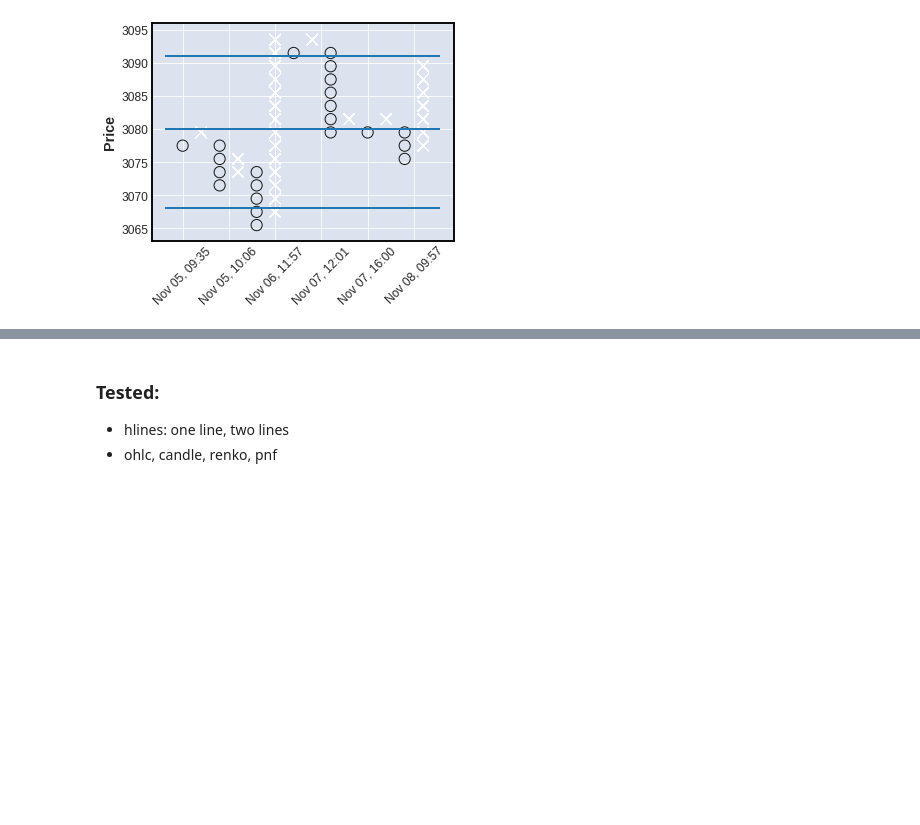
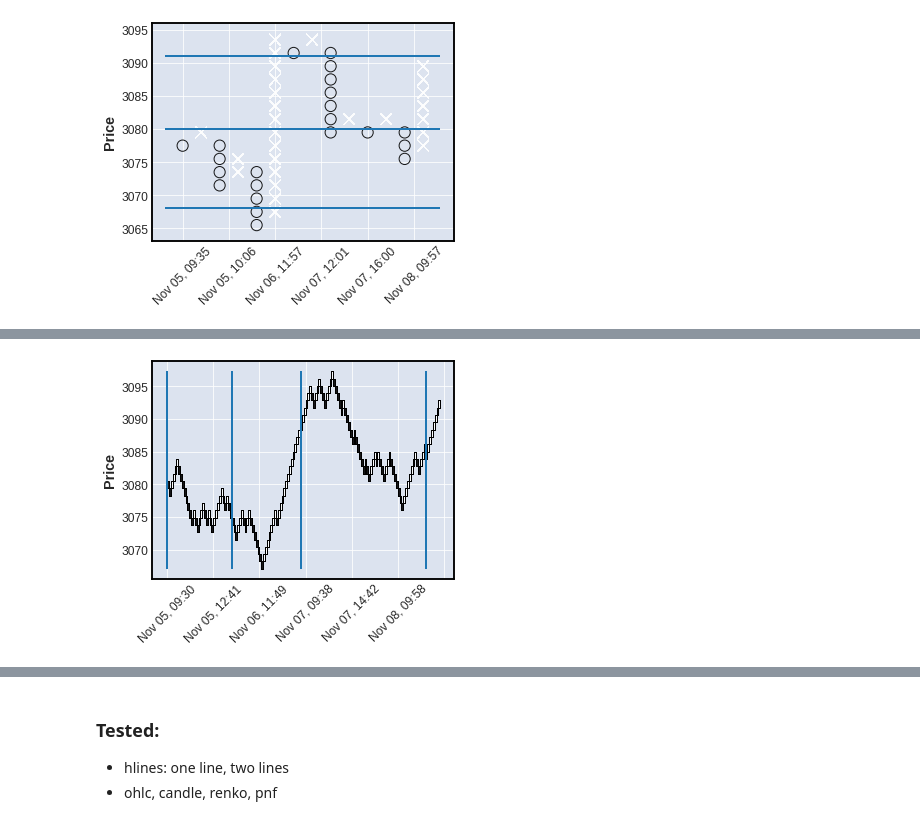
Before and after one commit to matplotlib/mplfinance, a Jupyter notebook: examples/scratch_pad/dev_lines.ipynb, the cells around one changed output, grey strips where cells are left out. Cells and saved outputs as stored; diff of their text form; code cells hidden in the pictures; blank space fills up the shorter version.

```diff
--- a/examples/scratch_pad/dev_lines.ipynb
+++ b/examples/scratch_pad/dev_lines.ipynb
@@ -663,2 +358,9 @@ IndexError: index 0 is out of bounds for axis 0 with size 0
+# %%
+vls = ['11/05/2019 9:30','11/06/2019 9:30','11/07/2019 9:30','11/08/2019 14:30']
+# %%
+mpf.plot(idf,type='renko',vlines=vls,renko_params=dict(brick_size=1.12),figscale=0.75)
+#mpf.plot(idf,type='pnf',vlines=vls[0:3],pointnfig_params=dict(box_size=1.85),figscale=0.75)
+# %% [output]
+[figure, added]
 # %%
 mpf.plot(idf,type='renko',vlines=vls,renko_params=dict(brick_size=0.85),figscale=0.75)
```
Also changed, not shown: parts of 10 cells of this notebook, 2 other files.
